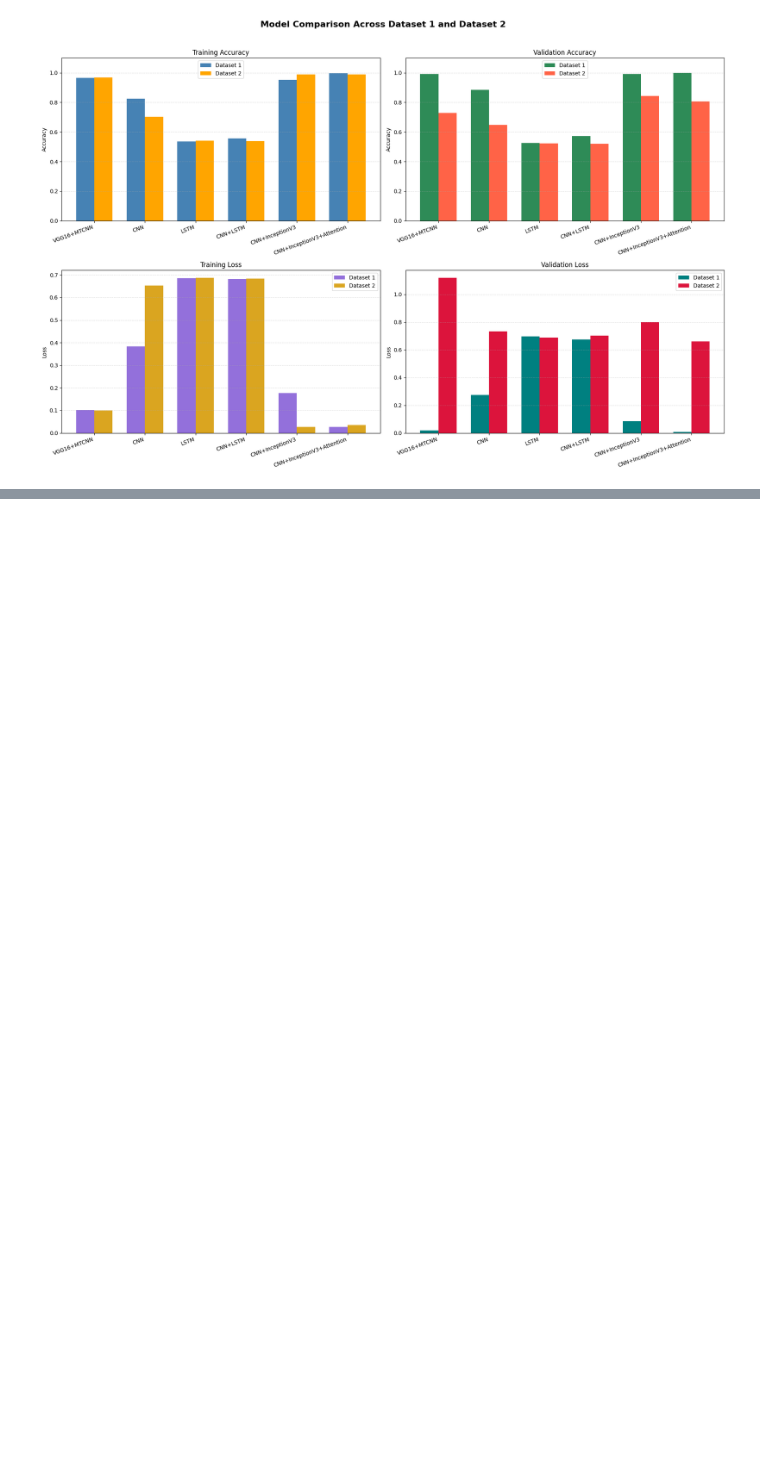
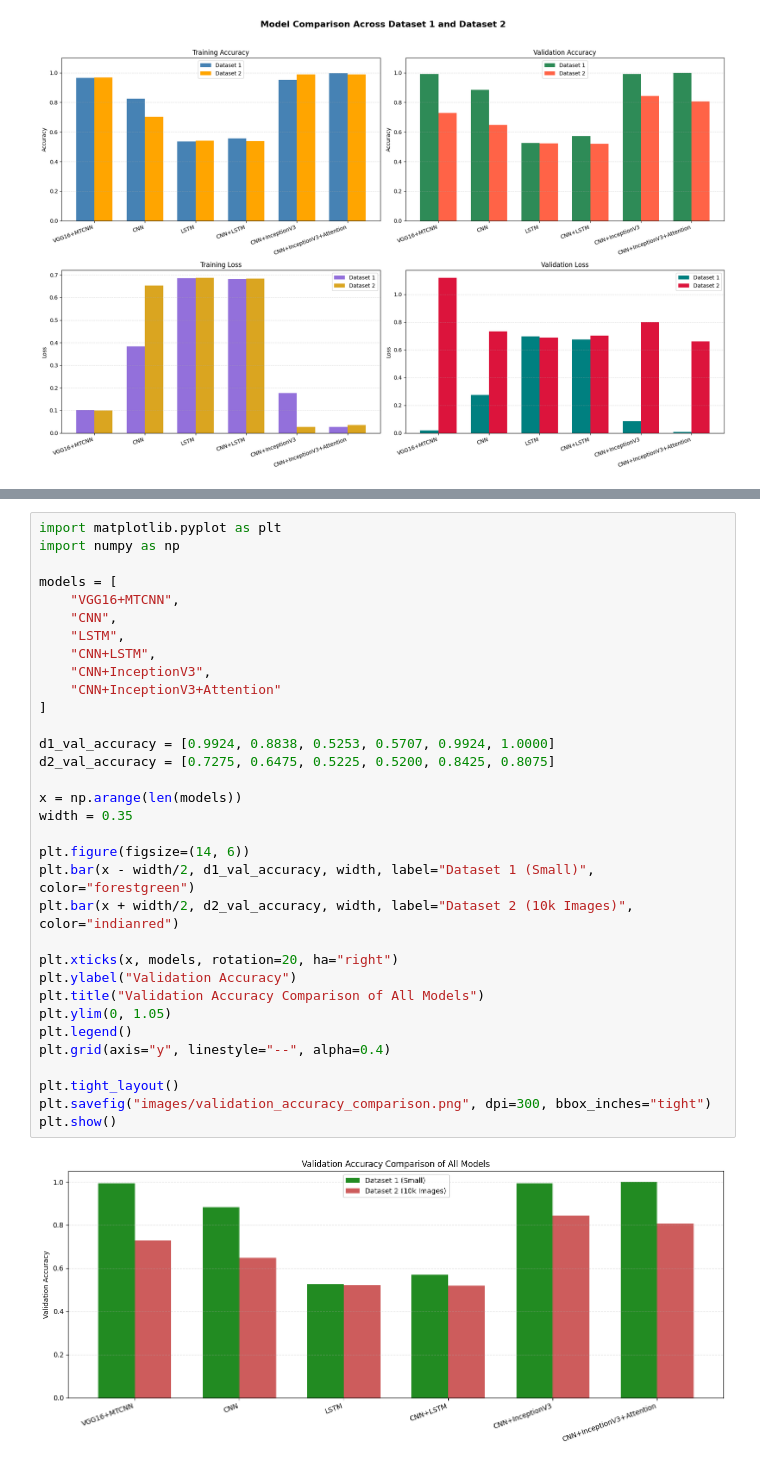
Before and after one commit to MAYANK479/deepfake-detection-comparison, a Jupyter notebook: Epics2.ipynb, the cells around one changed output, grey strips where cells are left out. Drawn from its saved outputs; the diff is of its cells as text; blank space fills up the shorter version.

```diff
--- a/Epics2.ipynb
+++ b/Epics2.ipynb
@@ -1113,0 +1230,35 @@ plt.show()
+# %%
+import matplotlib.pyplot as plt
+import numpy as np
+
+models = [
+    "VGG16+MTCNN",
+    "CNN",
+    "LSTM",
+    "CNN+LSTM",
+    "CNN+InceptionV3",
+    "CNN+InceptionV3+Attention"
+]
+
+d1_val_accuracy = [0.9924, 0.8838, 0.5253, 0.5707, 0.9924, 1.0000]
+d2_val_accuracy = [0.7275, 0.6475, 0.5225, 0.5200, 0.8425, 0.8075]
+
+x = np.arange(len(models))
+width = 0.35
+
+plt.figure(figsize=(14, 6))
+plt.bar(x - width/2, d1_val_accuracy, width, label="Dataset 1 (Small)", color="forestgreen")
+plt.bar(x + width/2, d2_val_accuracy, width, label="Dataset 2 (10k Images)", color="indianred")
+
+plt.xticks(x, models, rotation=20, ha="right")
+plt.ylabel("Validation Accuracy")
+plt.title("Validation Accuracy Comparison of All Models")
+plt.ylim(0, 1.05)
+plt.legend()
+plt.grid(axis="y", linestyle="--", alpha=0.4)
+
+plt.tight_layout()
+plt.savefig("images/validation_accuracy_comparison.png", dpi=300, bbox_inches="tight")
+plt.show()
+# %% [output]
+[figure, added]
```
Also changed, not shown: parts of 3 cells of this notebook.
